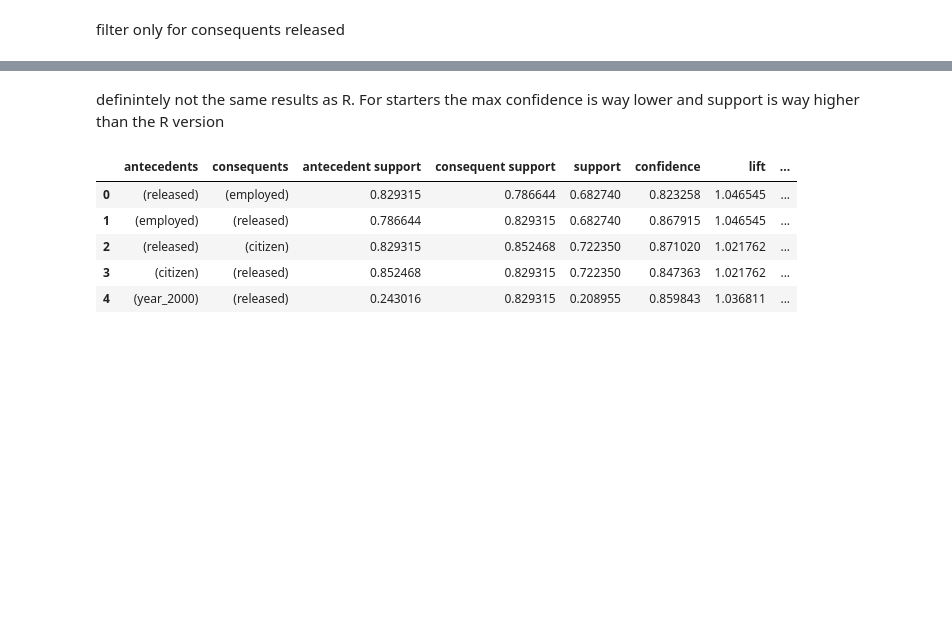
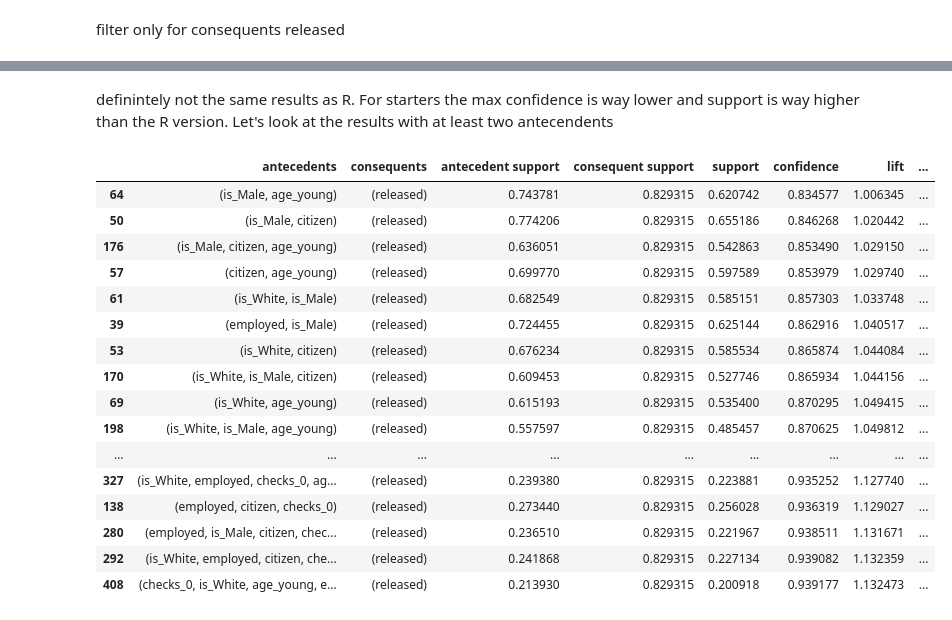
Before and after one commit to kumrud/CSE780, a Jupyter notebook: assignment/1-MarijuanaArrests-2020.ipynb, the cells around one changed output, grey strips where cells are left out. Drawn from its saved outputs; the diff is of its cells as text; code cells hidden in the pictures; blank space fills up the shorter version.

```diff
--- a/assignment/Marijuana_arrests.ipynb
+++ b/assignment/1-MarijuanaArrests-2020.ipynb
@@ -251,12 +257,24 @@ arules[arules['consequents']=={'released'}].sort_values('confidence')
 # %% [markdown]
-definintely not the same results as R. For starters the max confidence is way lower and support is way higher than the R version
+definintely not the same results as R. For starters the max confidence is way lower and support is way higher than the R version. Let's look at the results with at least two antecendents
 # %%
 arules["antecedent_len"] = arules["antecedents"].apply(lambda x: len(x))
-arules.head()
+arules[(arules['antecedent_len'] >= 2)&
+       (arules['consequents'] == {'released'})].sort_values('confidence')
 # %% [output]
 |  | antecedents | consequents | antecedent support | consequent support | support | confidence | lift | ... |
-| 0 | (released) | (employed) | 0.829315 | 0.786644 | 0.682740 | 0.823258 | 1.046545 | ... |
-| 1 | (employed) | (released) | 0.786644 | 0.829315 | 0.682740 | 0.867915 | 1.046545 | ... |
-| 2 | (released) | (citizen) | 0.829315 | 0.852468 | 0.722350 | 0.871020 | 1.021762 | ... |
-| 3 | (citizen) | (released) | 0.852468 | 0.829315 | 0.722350 | 0.847363 | 1.021762 | ... |
-| 4 | (year_2000) | (released) | 0.243016 | 0.829315 | 0.208955 | 0.859843 | 1.036811 | ... |
+| 64 | (is_Male, age_young) | (released) | 0.743781 | 0.829315 | 0.620742 | 0.834577 | 1.006345 | ... |
+| 50 | (is_Male, citizen) | (released) | 0.774206 | 0.829315 | 0.655186 | 0.846268 | 1.020442 | ... |
+| 176 | (is_Male, citizen, age_young) | (released) | 0.636051 | 0.829315 | 0.542863 | 0.853490 | 1.029150 | ... |
+| 57 | (citizen, age_young) | (released) | 0.699770 | 0.829315 | 0.597589 | 0.853979 | 1.029740 | ... |
+| 61 | (is_White, is_Male) | (released) | 0.682549 | 0.829315 | 0.585151 | 0.857303 | 1.033748 | ... |
+| 39 | (employed, is_Male) | (released) | 0.724455 | 0.829315 | 0.625144 | 0.862916 | 1.040517 | ... |
+| 53 | (is_White, citizen) | (released) | 0.676234 | 0.829315 | 0.585534 | 0.865874 | 1.044084 | ... |
+| 170 | (is_White, is_Male, citizen) | (released) | 0.609453 | 0.829315 | 0.527746 | 0.865934 | 1.044156 | ... |
+| 69 | (is_White, age_young) | (released) | 0.615193 | 0.829315 | 0.535400 | 0.870295 | 1.049415 | ... |
+| 198 | (is_White, is_Male, age_young) | (released) | 0.557597 | 0.829315 | 0.485457 | 0.870625 | 1.049812 | ... |
+| ... | ... | ... | ... | ... | ... | ... | ... | ... |
+| 327 | (is_White, employed, checks_0, ag... | (released) | 0.239380 | 0.829315 | 0.223881 | 0.935252 | 1.127740 | ... |
+| 138 | (employed, citizen, checks_0) | (released) | 0.273440 | 0.829315 | 0.256028 | 0.936319 | 1.129027 | ... |
+| 280 | (employed, is_Male, citizen, chec... | (released) | 0.236510 | 0.829315 | 0.221967 | 0.938511 | 1.131671 | ... |
+| 292 | (is_White, employed, citizen, che... | (released) | 0.241868 | 0.829315 | 0.227134 | 0.939082 | 1.132359 | ... |
+| 408 | (checks_0, is_White, age_young, e... | (released) | 0.213930 | 0.829315 | 0.200918 | 0.939177 | 1.132473 | ... |
```
Also changed, not shown: parts of 9 cells of this notebook, 2 other files.
